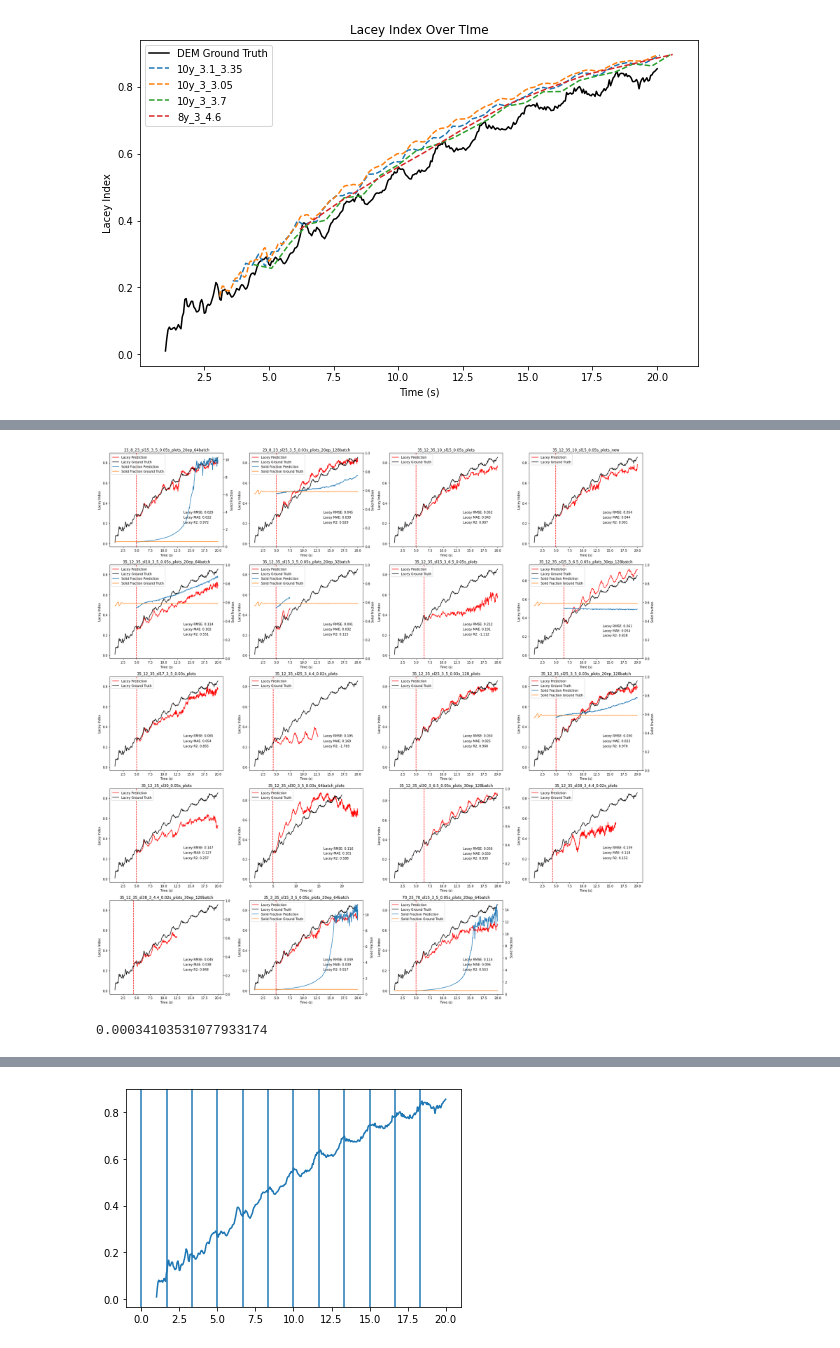
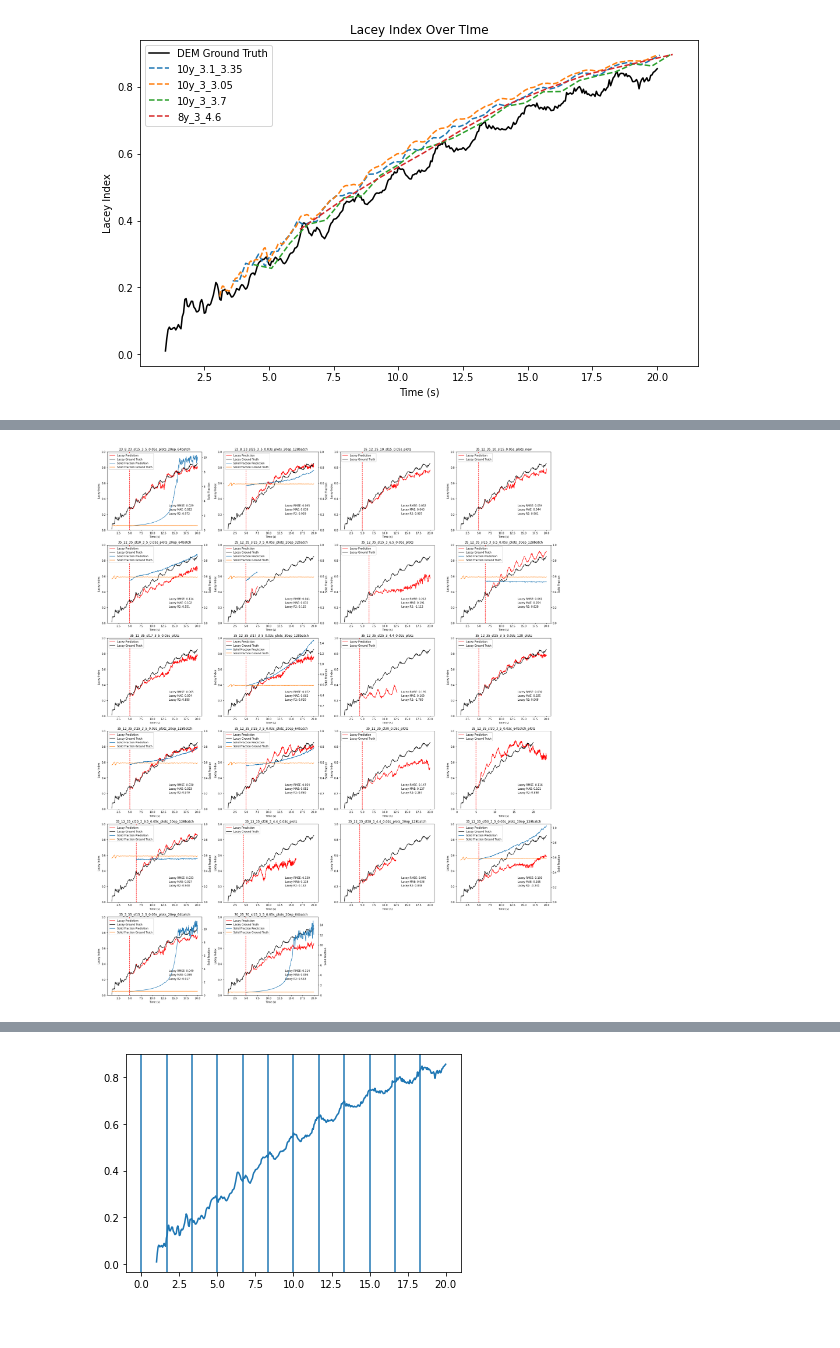
Before and after one commit to elispelis/DEM-Dissertation, a Jupyter notebook: src/dem_extr_rnn_lacey.ipynb, the cells around one changed output, grey strips where cells are left out. Cells and saved outputs as stored; diff of their text form; code cells hidden in the pictures.

```diff
--- a/src/dem_extr_rnn_lacey.ipynb
+++ b/src/dem_extr_rnn_lacey.ipynb
@@ -178,6 +178,7 @@ for i, (data_array, name, root) in enumerate(zip(data_arrays, names, roots)):
     ax1.plot(dem_lacey_data[:, 0], dem_lacey_data[:, 1], label="Lacey Ground Truth", color="k")
     ax1.set_ylabel("Lacey Index")
     ax1.set_xlabel("Time (s)")
+    ax1.set_ylim(bottom=0, top=1)
 
     ax1.text(x=0.65 * ax1.get_xlim()[1], y=0.3, s=f"Lacey RMSE: {rmse:.3f}")
     ax1.text(x=0.65 * ax1.get_xlim()[1], y=0.25, s=f"Lacey MAE: {mae:.3f}")
@@ -200,11 +201,12 @@ for i, (data_array, name, root) in enumerate(zip(data_arrays, names, roots)):
     if os.path.exists(fixed_particles_file):
         print(fixed_particles_file)
 
-        # Plot data from _fixed_particles.csv with dual y-axis
-        ax2 = ax1.twinx()
         convex_volumes = np.load(fixed_particles_file).astype(float)
         if len(convex_volumes) <2:
             continue
+
+        # Plot data from _fixed_particles.csv with dual y-axis
+        ax2 = ax1.twinx()
         ax2.plot(convex_volumes[:, 0], 4/3*np.pi*0.0005**3*384695/convex_volumes[:,1], label="Solid Fraction Prediction")
         ax2.plot(dem_sf_data[:, 0], 4/3*np.pi*0.0005**3*384695/dem_sf_data[:, 1], label="Solid Fraction Ground Truth")
         if 4/3*np.pi*0.0005**3*384695/convex_volumes[:,1][-1]<1:
@@ -215,9 +217,9 @@ for i, (data_array, name, root) in enumerate(zip(data_arrays, names, roots)):
 
         lines, labels = ax1.get_legend_handles_labels()
         lines2, labels2 = ax2.get_legend_handles_labels()
-        ax2.legend(lines + lines2, labels + labels2, loc="upper left")
+        ax2.legend(lines + lines2, labels + labels2, loc="upper left", framealpha=1)
     else:
-        ax1.legend(loc="upper left")
+        ax1.legend(loc="upper left", framealpha=1)
 
 
 
@@ -248,7 +250,3 @@ V:\GrNN_EDEM-Sims\Rot_drum_400k_data\Export_Data\RNNSR_plots\35_12_35_sl38_3_4.4
 V:\GrNN_EDEM-Sims\Rot_drum_400k_data\Export_Data\RNNSR_plots\35_3_35_sl15_3_5_0.05s_plots_20ep_64batch\convex_volumes.npy
 V:\GrNN_EDEM-Sims\Rot_drum_400k_data\Export_Data\RNNSR_plots\70_25_70_sl15_3_5_0.05s_plots_20ep_64batch\convex_volumes.npy
-[figure, old version]
+[figure, new version]
-# %%
-dem_sf_data[-1,-1]
-# %% [output]
-0.00034103531077933174
```
Also changed, not shown: parts of 2 cells of this notebook, 1 other file.
